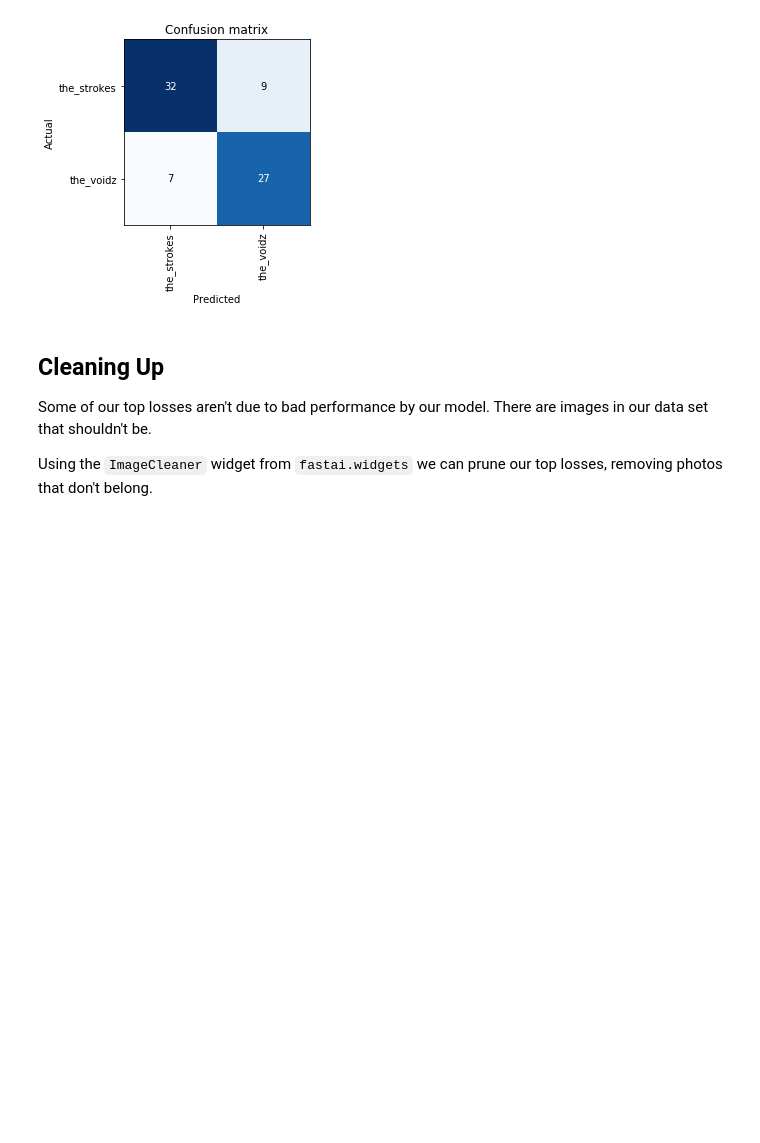
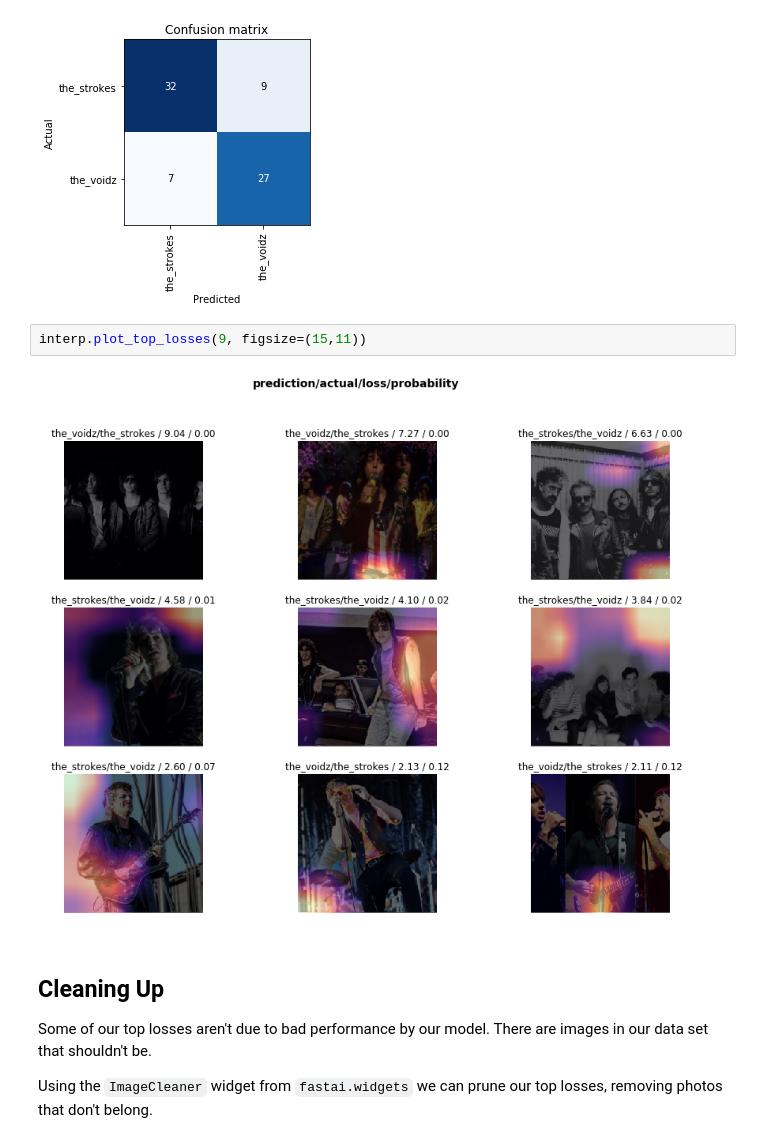
Before and after one commit to marcospgp/the-strokes-or-the-voidz, a Jupyter notebook: lesson2_download.ipynb, the cells around one changed output. Cells and saved outputs as stored; diff of their text form; blank space fills up the shorter version.

```diff
--- a/lesson2_download.ipynb
+++ b/lesson2_download.ipynb
@@ -179,6 +167,10 @@ interp = ClassificationInterpretation.from_learner(learn)
 interp.plot_confusion_matrix()
 # %% [output]
 [figure]
+# %%
+interp.plot_top_losses(9, figsize=(15,11))
+# %% [output]
+[figure, added]
 # %% [markdown]
 ## Cleaning Up
 
```
Also changed, not shown: parts of 7 cells of this notebook.
